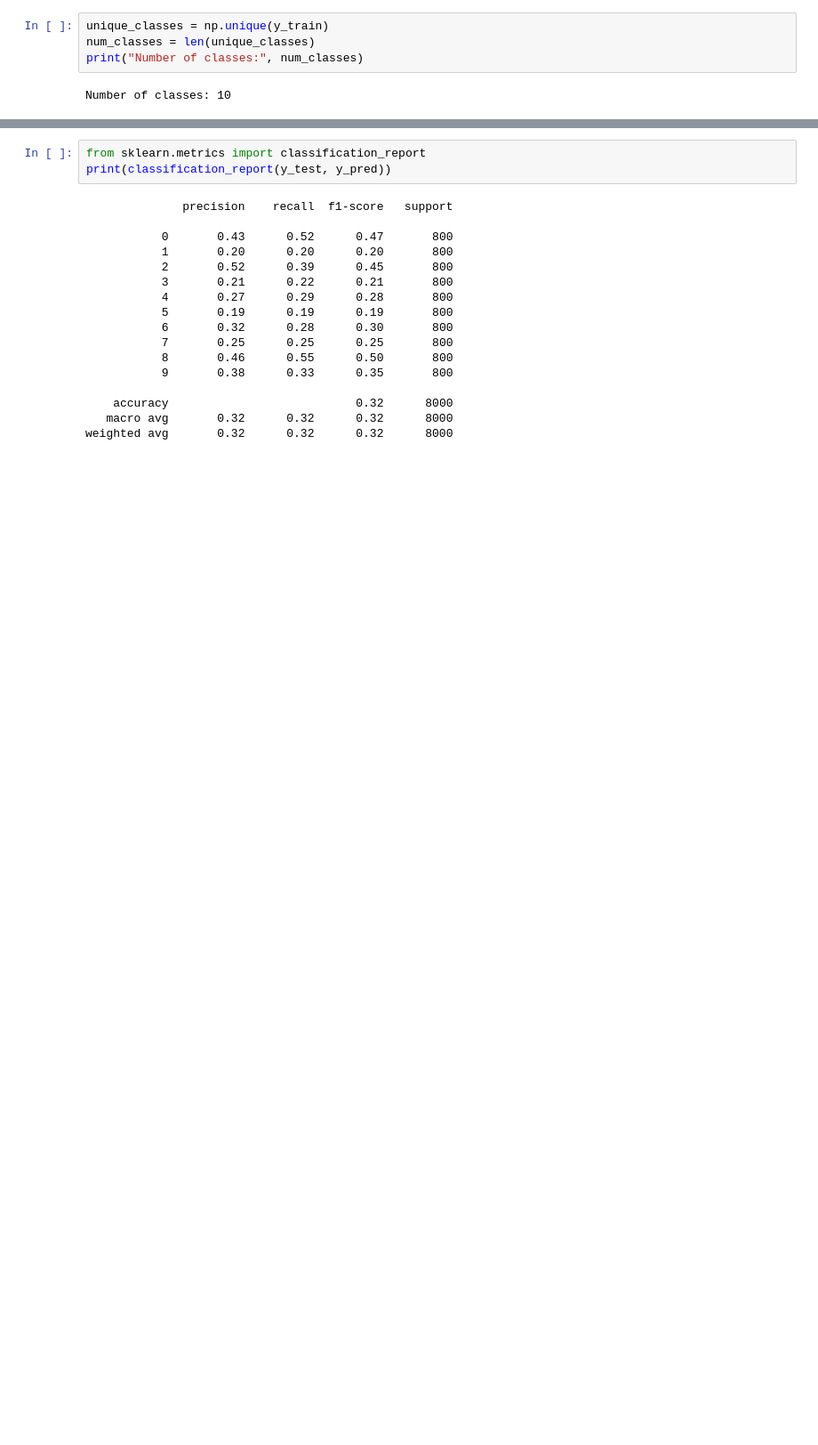
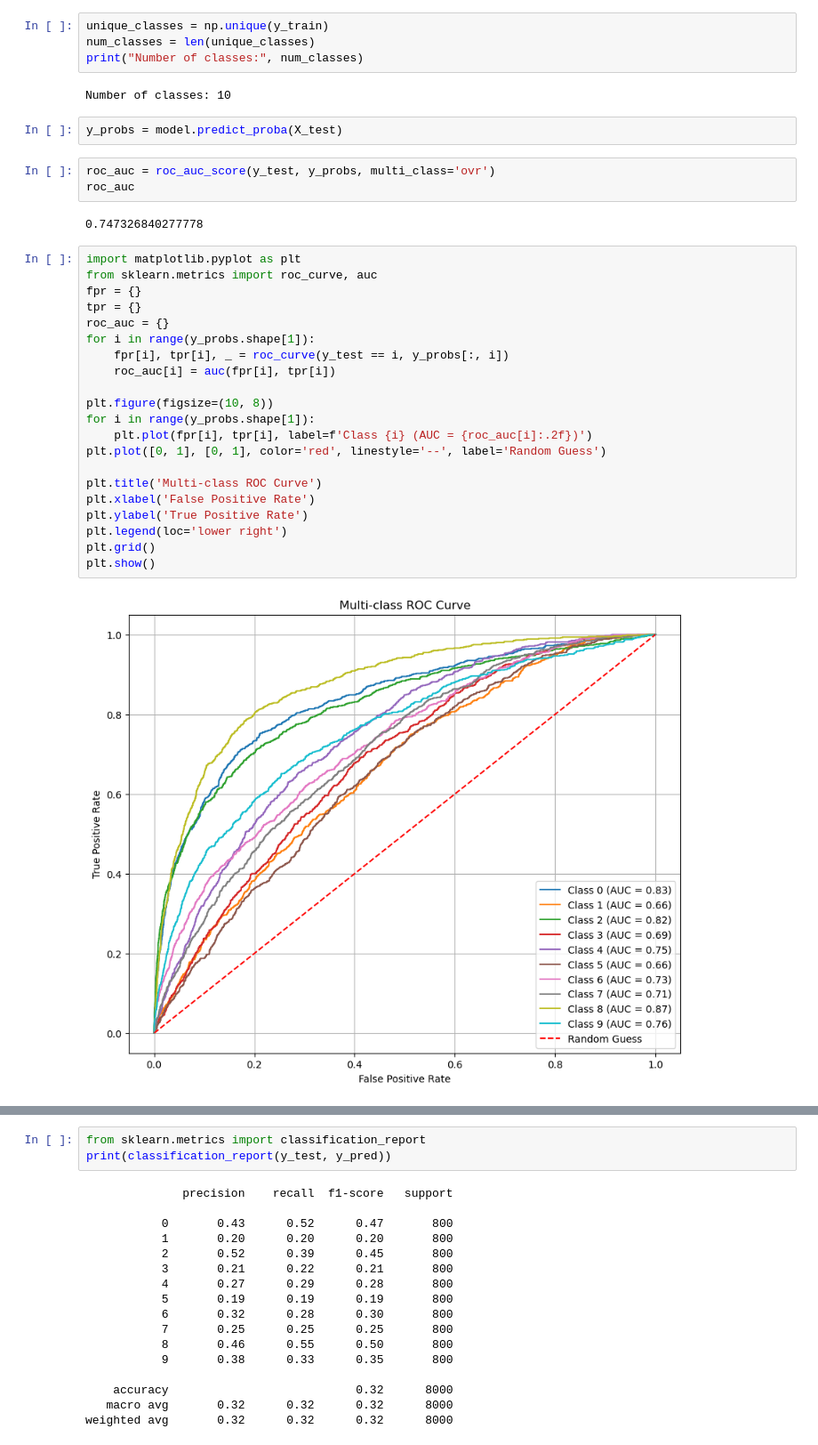
Before and after one commit to mai3331/ML_FINAL_PROJECT, a Jupyter notebook: logistic.ipynb, the cells around one changed output, grey strips where cells are left out. Shown at 89% size. Saved outputs shown, nothing was run; the diff lists cells and outputs as text; blank space fills up the shorter version.

```diff
--- a/logistic.ipynb
+++ b/logistic.ipynb
@@ -67,6 +88,36 @@ num_classes = len(unique_classes)
 print("Number of classes:", num_classes)
 # %% [output]
 Number of classes: 10
+# %%
+y_probs = model.predict_proba(X_test)
+# %%
+roc_auc = roc_auc_score(y_test, y_probs, multi_class='ovr')
+roc_auc
+# %% [output]
+0.747326840277778
+# %%
+import matplotlib.pyplot as plt
+from sklearn.metrics import roc_curve, auc
+fpr = {}
+tpr = {}
+roc_auc = {}
+for i in range(y_probs.shape[1]):
+    fpr[i], tpr[i], _ = roc_curve(y_test == i, y_probs[:, i])
+    roc_auc[i] = auc(fpr[i], tpr[i])
+
+plt.figure(figsize=(10, 8))
+for i in range(y_probs.shape[1]):
+    plt.plot(fpr[i], tpr[i], label=f'Class {i} (AUC = {roc_auc[i]:.2f})')
+plt.plot([0, 1], [0, 1], color='red', linestyle='--', label='Random Guess')
+
+plt.title('Multi-class ROC Curve')
+plt.xlabel('False Positive Rate')
+plt.ylabel('True Positive Rate')
+plt.legend(loc='lower right')
+plt.grid()
+plt.show()
+# %% [output]
+[figure, added]
 # %%
 for i in range(10):
     index = np.random.randint(len(X_test))
```
Also changed, not shown: parts of 4 cells of this notebook, 4 other files.
